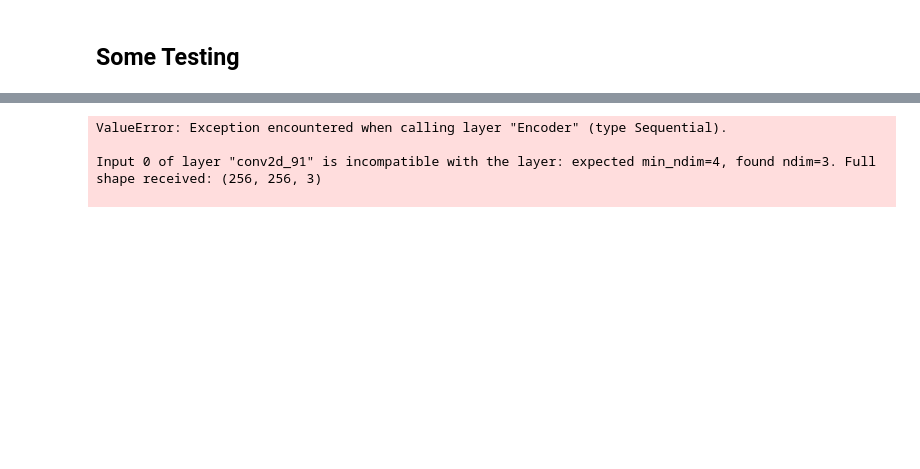
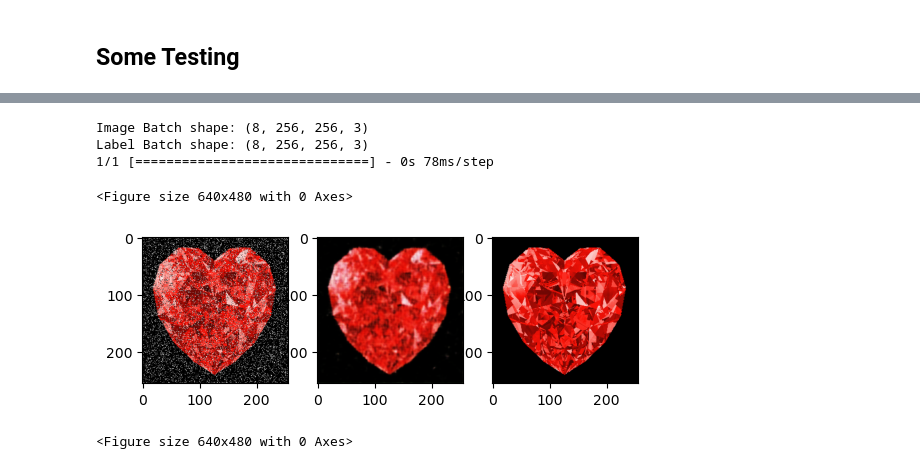
Before and after one commit to Zelo-S/Meme_Classifier, a Jupyter notebook: testing/noise_autoencoder/noise_autoencoder_TF.ipynb, the cells around one changed output, grey strips where cells are left out. Saved outputs shown, nothing was run; the diff lists cells and outputs as text; code cells hidden in the pictures; blank space fills up the shorter version.

```diff
--- a/testing/noise_autoencoder/noise_autoencoder_TF.ipynb
+++ b/testing/noise_autoencoder/noise_autoencoder_TF.ipynb
@@ -209,7 +229,8 @@ autoencoder.compile(optimizer='adam', loss=losses.MeanSquaredLogarithmicError())
 %xmode Verbose
 print(type(noise_ds))
 
-autoencoder.fit(noise_ds, epochs=100) ## WHEN WRITING CUSTOM DATASETS, ALWAYS SPECIFY BATCHSIZE BEFOREHANDS
+EPOCHS = 500 ## ~1:40.0 run for 500 epochs
+autoencoder.fit(noise_ds, epochs=EPOCHS) ## WHEN WRITING CUSTOM DATASETS, ALWAYS SPECIFY BATCHSIZE BEFOREHANDS
 # %% [output]
 Exception reporting mode: Verbose
 <class 'tensorflow.python.data.ops.dataset_ops.BatchDataset'>
@@ -272,8 +276,29 @@ Clipping input data to the valid range for imshow with RGB data ([0..1] for floa
-# %%
-
-encoded_images = autoencoder.encoder().numpy()
-# %% [output]
-ValueError: Exception encountered when calling layer "Encoder" (type Sequential).
-
-Input 0 of layer "conv2d_91" is incompatible with the layer: expected min_ndim=4, found ndim=3. Full shape received: (256, 256, 3)
-
+# %%
+test_image_batch, test_label_batch = noise_ds.get_single_element()
+
+print(f"Image Batch shape: {test_image_batch.shape}")
+print(f"Label Batch shape: {test_label_batch.shape}")
+
+
+predicted_output = autoencoder.predict(test_image_batch)
+
+test_num = 0
+
+original_noised_image = test_image_batch[test_num]
+predicted_image = predicted_output[test_num]
+label_image = test_label_batch[test_num]
+
+plt.subplot(131)
+plt.imshow(original_noised_image)
+plt.subplot(132)
+plt.imshow(predicted_image)
+plt.subplot(133)
+plt.imshow(label_image)
+plt.figure()
+# %% [output]
+Image Batch shape: (8, 256, 256, 3)
+Label Batch shape: (8, 256, 256, 3)
+1/1 [==============================] - 0s 78ms/step
+<Figure size 640x480 with 0 Axes>
+[figure, added]
+<Figure size 640x480 with 0 Axes>
```
Also changed, not shown: parts of 9 cells of this notebook, 28 other files.
